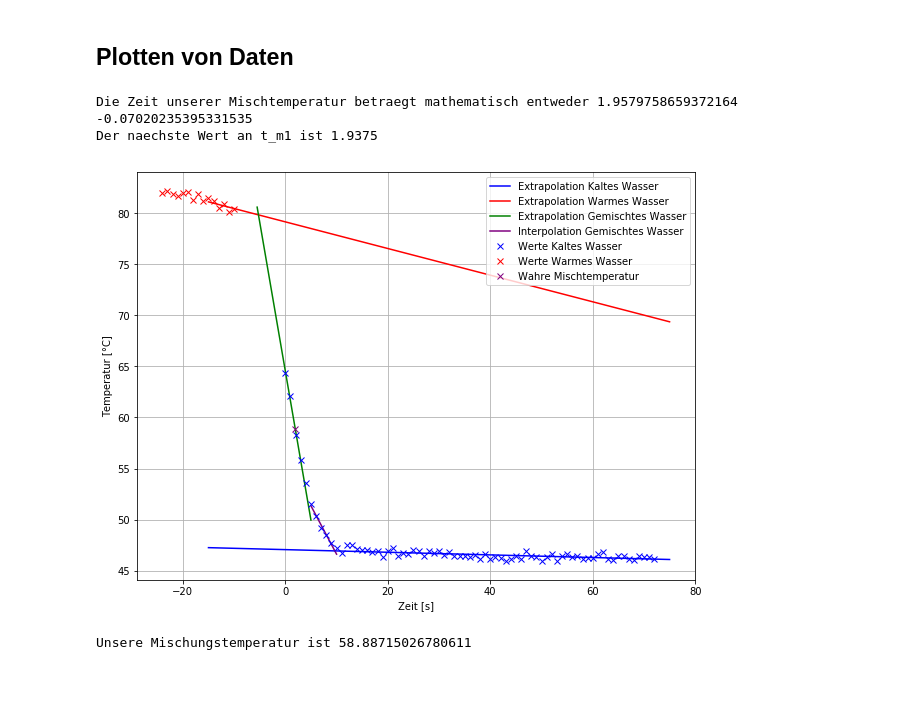
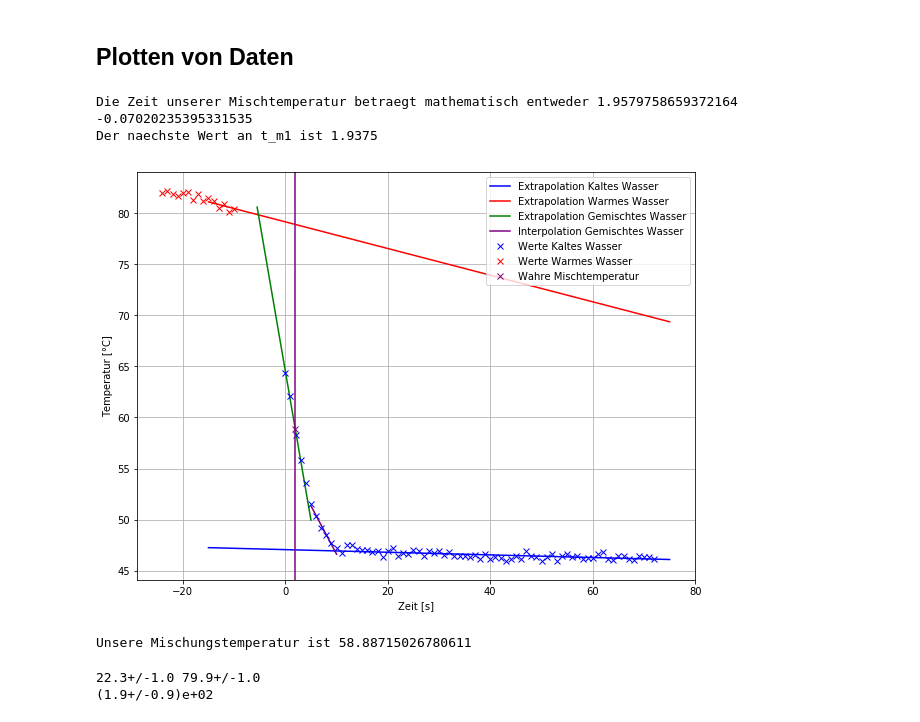
Before and after one commit to BigThonkers/APAP1, a Jupyter notebook: 3_31/Python_31_new.ipynb, the cells around one changed output. Cells and saved outputs as stored; diff of their text form; code cells hidden in the pictures; blank space fills up the shorter version.

Commit message:
Updated graph with vertical line, finished Auswertung for B

```diff
--- a/3_31/Python_31_new.ipynb
+++ b/3_31/Python_31_new.ipynb
@@ -69,32 +69,33 @@ T_m2int=(a_m2/2)*(t_2**2-t_1**2)+b_m2*(t_2-t_1)
 T_lint=(a_l/2)*(t_2**2-t_1**2)+b_l*(t_2-t_1)
 F_add=T_m2int-T_lint
 t_0=(b_m1-b_h)/(a_h-a_m1)
 
 A=a_l/2-a_h/2
 B=b_l-b_h
 C=a_m*(t_1**2)/2+b_m*t_1-a_l*(t_1**2)/2-b_l*t_1+F_add+a_h*(t_0**2)/2+b_h*t_0-(a_m/2)*t_0**2-b_m*t_0
 
 t_m1=(-B+np.sqrt(B**2-4*A*C))/2*A
 t_m2=(-B-np.sqrt(B**2-4*A*C))/2*A
 print('Die Zeit unserer Mischtemperatur betraegt mathematisch entweder',t_m1,t_m2)
 
 print('Der naechste Wert an t_m1 ist',x_m1[17])
 
 T_m1v=T_m1[17]
 #T_m2v=T_m1[13]
 
 plt.plot(t_m1,T_m1v,'x',label='Wahre Mischtemperatur',color="purple")
 #plt.plot(t_m2,T_m2v,'x',label='2. "Wahre" Mischtemperatur',color="orange")
 fig_size=plt.rcParams["figure.figsize"]
 fig_size[0]=10
 fig_size[1]=7.5
 plt.rcParams["figure.figsize"]=fig_size
 plt.legend(loc=1)
+plt.axvline(t_m1,color="purple")
 plt.savefig(fname='/home/a/Documents/uni/AP1/git/c/Praktikum-A1/31/Graph_Mix_Kali.png',dpi=300)
 plt.show()
 print('Unsere Mischungstemperatur ist',T_m1v)
 # %% [output]
 Die Zeit unserer Mischtemperatur betraegt mathematisch entweder 1.9579758659372164 -0.07020235395331535
 Der naechste Wert an t_m1 ist 1.9375
-[figure, old version]
+[figure, new version]
 Unsere Mischungstemperatur ist 58.88715026780611
@@ -100,0 +104,22 @@ Unsere Mischungstemperatur ist 58.88715026780611
+# %%
+from uncertainties import ufloat
+
+c_w=4182
+
+def beta(T_M,T_K,T_H):
+    return (T_M-T_K)/(T_H-T_M)
+
+def C_Kal(m_K,T_M,T_K,T_H,m_H):
+    return (c_w*(m_K*beta(T_M,T_K,T_H)-m_H))
+
+m_k=ufloat(0.22180,0.00005)
+m_h=ufloat(0.33984,0.00005)
+T_m=58.89
+T_k=ufloat(array[9],1)
+T_h=ufloat(h_fit[25],1)
+print(T_k,T_h)
+
+print(C_Kal(m_k,T_m,T_k,T_h,m_h))
+# %% [output]
+22.3+/-1.0 79.9+/-1.0
+(1.9+/-0.9)e+02
```
Also changed, not shown: parts of 1 cell of this notebook, 3 other files.
